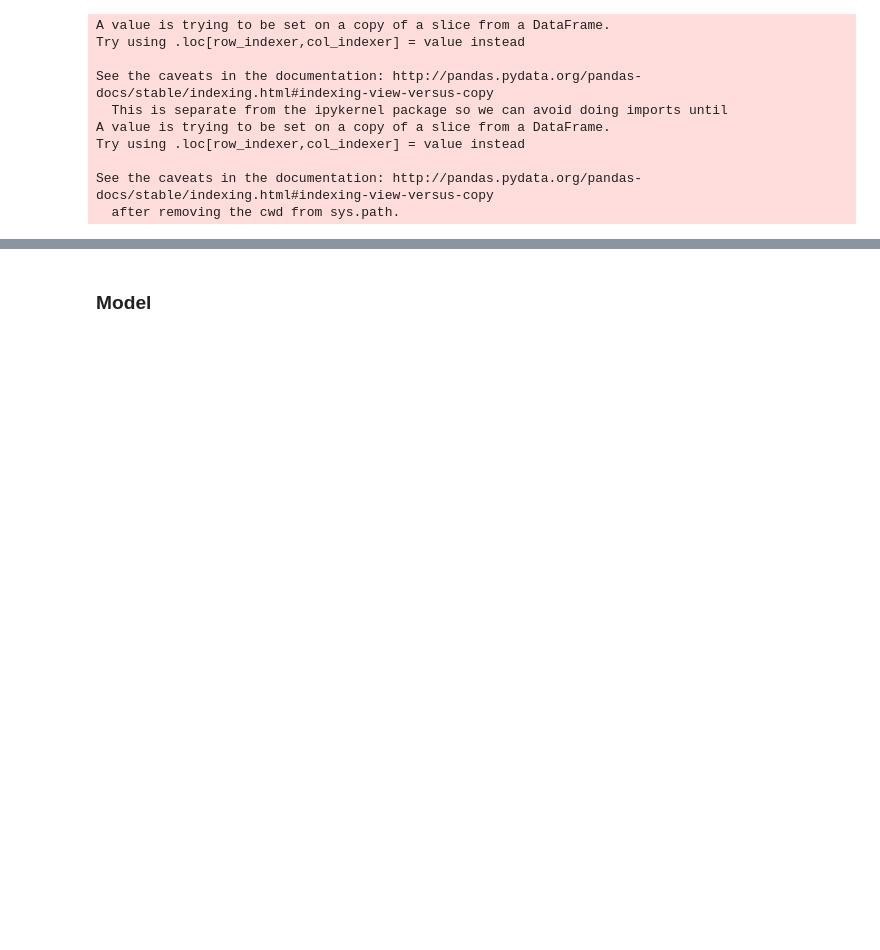
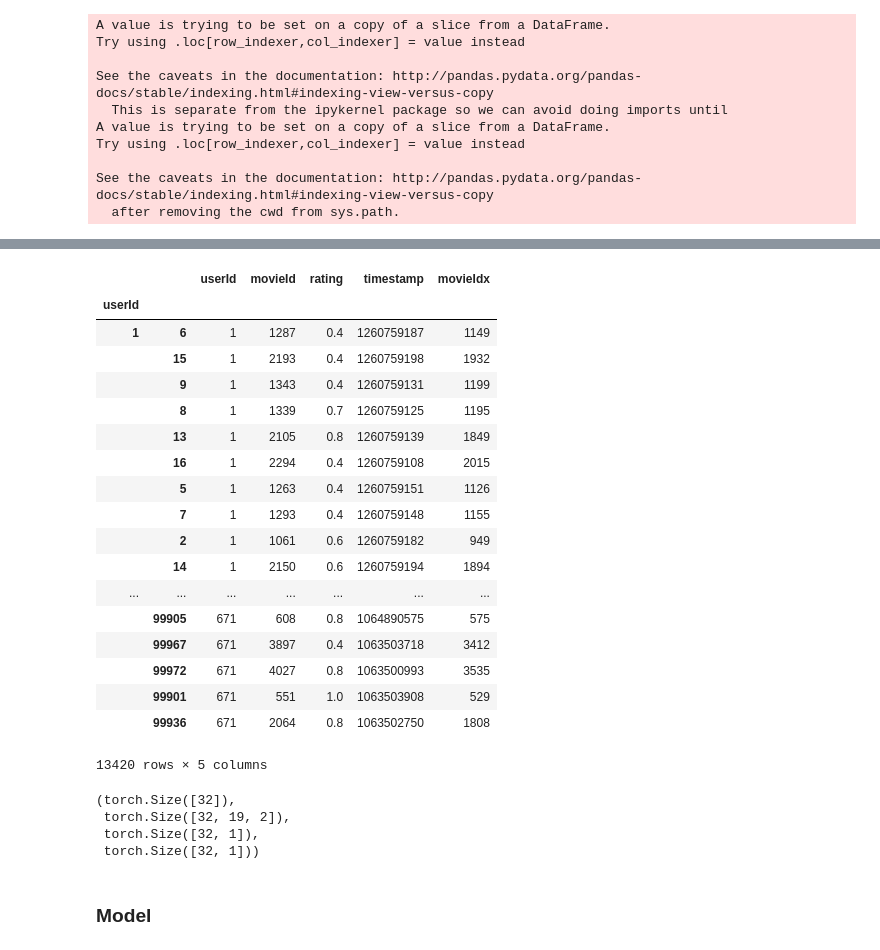
Before and after one commit to raynardj/python4ml, a Jupyter notebook: experiments/rnn_log_cf_recommand.ipynb, the cells around one changed output, grey strips where cells are left out. Saved outputs shown, nothing was run; the diff lists cells and outputs as text; code cells hidden in the pictures; blank space fills up the shorter version.

```diff
--- a/experiments/rnn_log_cf_recommand.ipynb
+++ b/experiments/rnn_log_cf_recommand.ipynb
@@ -138,3 +161,25 @@ a = gb.apply(lambda x:x.sample(n = 20, replace = False))
+# %%
+a
+# %% [output]
+|  |  | userId | movieId | rating | timestamp | movieIdx |
+| userId |  |  |  |  |  |  |
+| 1 | 6 | 1 | 1287 | 0.4 | 1260759187 | 1149 |
+|  | 15 | 1 | 2193 | 0.4 | 1260759198 | 1932 |
+|  | 9 | 1 | 1343 | 0.4 | 1260759131 | 1199 |
+|  | 8 | 1 | 1339 | 0.7 | 1260759125 | 1195 |
+|  | 13 | 1 | 2105 | 0.8 | 1260759139 | 1849 |
+|  | 16 | 1 | 2294 | 0.4 | 1260759108 | 2015 |
+|  | 5 | 1 | 1263 | 0.4 | 1260759151 | 1126 |
+|  | 7 | 1 | 1293 | 0.4 | 1260759148 | 1155 |
+|  | 2 | 1 | 1061 | 0.6 | 1260759182 | 949 |
+|  | 14 | 1 | 2150 | 0.6 | 1260759194 | 1894 |
+| ... | ... | ... | ... | ... | ... | ... |
+|  | 99905 | 671 | 608 | 0.8 | 1064890575 | 575 |
+|  | 99967 | 671 | 3897 | 0.4 | 1063503718 | 3412 |
+|  | 99972 | 671 | 4027 | 0.8 | 1063500993 | 3535 |
+|  | 99901 | 671 | 551 | 1.0 | 1063503908 | 529 |
+|  | 99936 | 671 | 2064 | 0.8 | 1063502750 | 1808 |
+13420 rows × 5 columns
 # %%
 from torch.utils.data.dataset import Dataset
 from torch.utils.data.dataloader import DataLoader
@@ -168,12 +213,17 @@ ds = rnn_record(gb)
 train_ds = rnn_record(train_gb)
 valid_ds = rnn_record(valid_gb)
 # %%
-# dl = DataLoader(ds,batch_size=32,shuffle=True)
-# gen = iter(dl)
+dl = DataLoader(ds,batch_size=32,shuffle=True)
+gen = iter(dl)
 
-# idx,seq,targ_v,targ_y = next(gen)
+idx,seq,targ_v,targ_y = next(gen)
 
-# idx.size(),seq.size(),targ_v.size(),targ_y.size()
+idx.size(),seq.size(),targ_v.size(),targ_y.size()
+# %% [output]
+(torch.Size([32]),
+ torch.Size([32, 19, 2]),
+ torch.Size([32, 1]),
+ torch.Size([32, 1]))
 # %% [markdown]
 ### Model
 # %%
```
Also changed, not shown: parts of 3 cells of this notebook.
